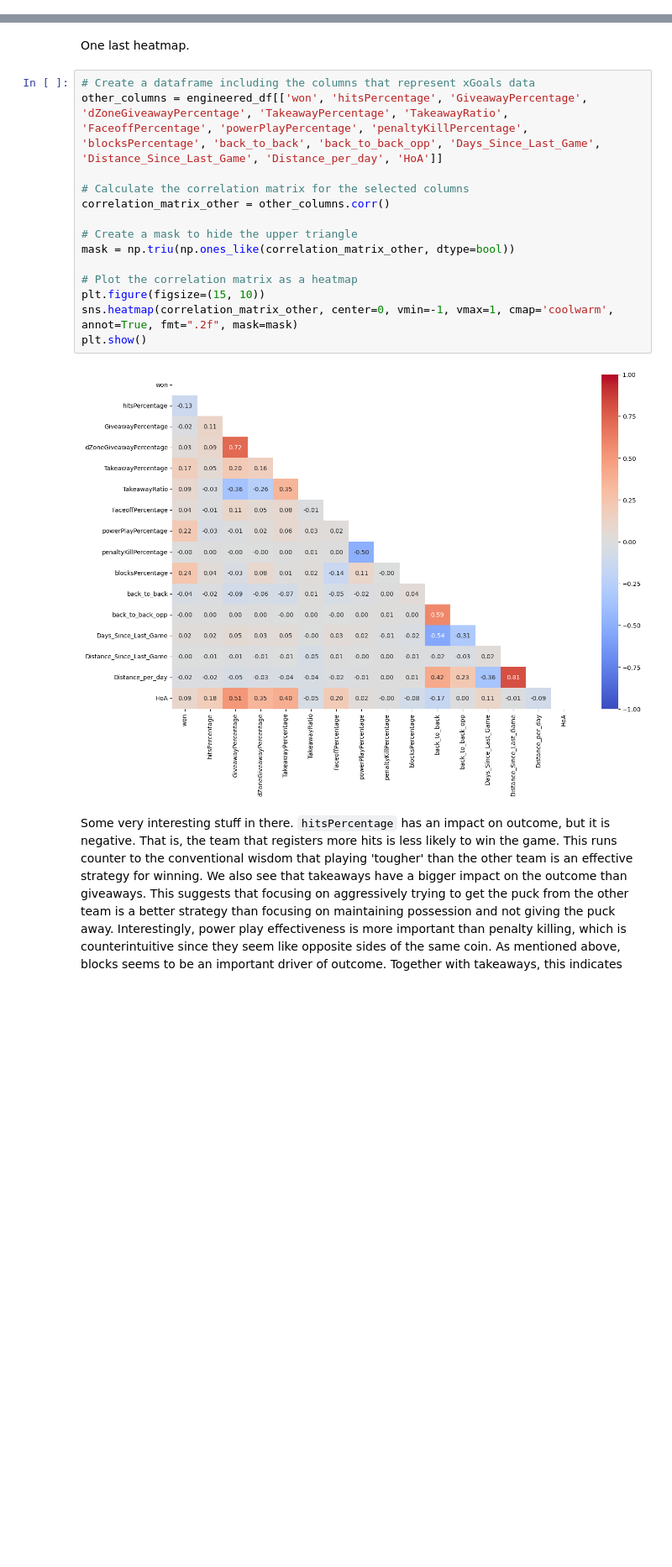
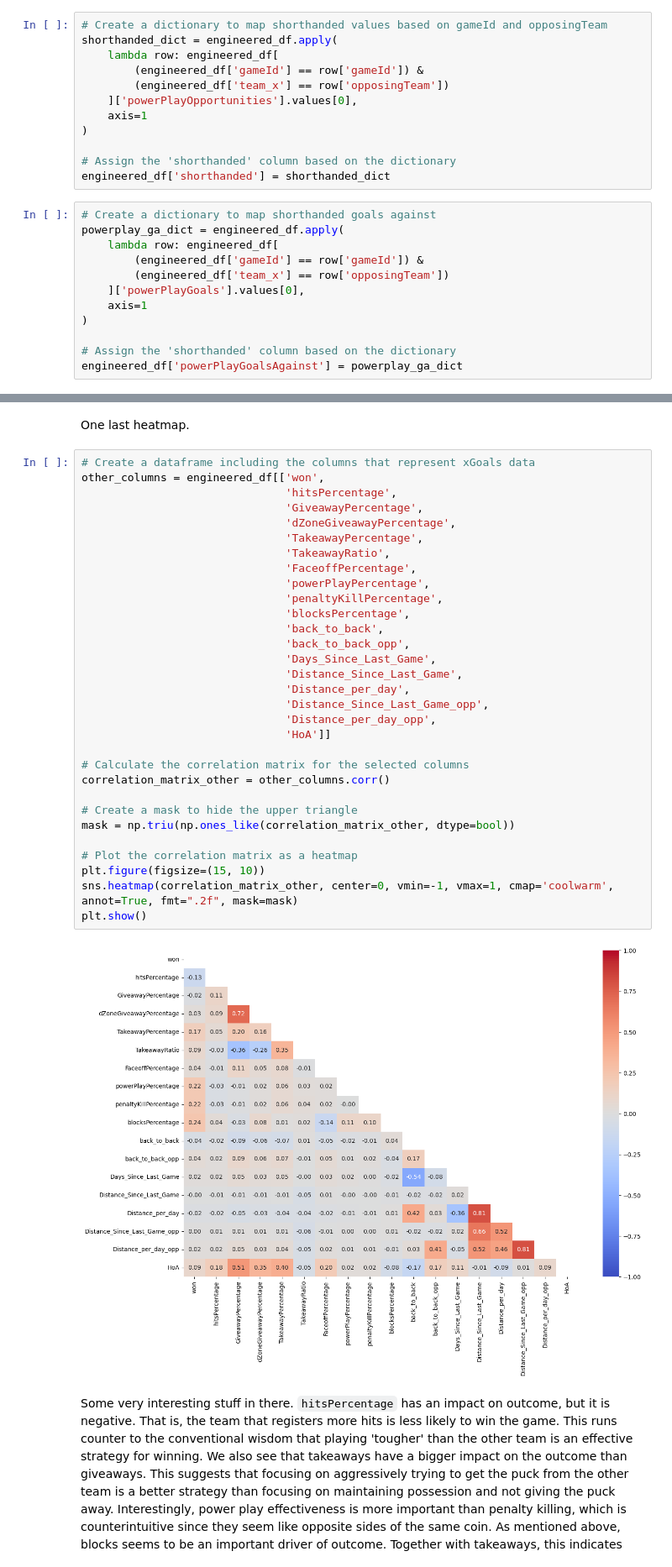
Before and after one commit to markshumka/NHL-Game-Predictor, a Jupyter notebook: Notebooks/Preprocessing_EDA_basic_model_creation.ipynb, the cells around one changed output, grey strips where cells are left out. Shown at 84% size. Cells and saved outputs as stored; diff of their text form; blank space fills up the shorter version.

```diff
--- a/Notebooks/Preprocessing_EDA_basic_model_creation.ipynb
+++ b/Notebooks/Preprocessing_EDA_basic_model_creation.ipynb
@@ -1067,3 +1124,27 @@ engineered_df['powerPlayGoalsAgainst'] = engineered_df['gameId'].map(powerplay_g
+# %%
+# Create a dictionary to map shorthanded values based on gameId and opposingTeam
+shorthanded_dict = engineered_df.apply(
+    lambda row: engineered_df[
+        (engineered_df['gameId'] == row['gameId']) &
+        (engineered_df['team_x'] == row['opposingTeam'])
+    ]['powerPlayOpportunities'].values[0],
+    axis=1
+)
+
+# Assign the 'shorthanded' column based on the dictionary
+engineered_df['shorthanded'] = shorthanded_dict
+# %%
+# Create a dictionary to map shorthanded goals against
+powerplay_ga_dict = engineered_df.apply(
+    lambda row: engineered_df[
+        (engineered_df['gameId'] == row['gameId']) &
+        (engineered_df['team_x'] == row['opposingTeam'])
+    ]['powerPlayGoals'].values[0],
+    axis=1
+)
+
+# Assign the 'shorthanded' column based on the dictionary
+engineered_df['powerPlayGoalsAgainst'] = powerplay_ga_dict
 # %%
 # create penalty kill variable
 engineered_df['penaltyKillPercentage'] = (engineered_df['shorthanded'] - engineered_df['powerPlayGoalsAgainst']) / engineered_df['shorthanded']
@@ -1071,20 +1152,37 @@ engineered_df['penaltyKillPercentage'] = (engineered_df['shorthanded'] - enginee
 One last heatmap.
 # %%
 # Create a dataframe including the columns that represent xGoals data
-other_columns = engineered_df[['won', 'hitsPercentage', 'GiveawayPercentage', 'dZoneGiveawayPercentage', 'TakeawayPercentage', 'TakeawayRatio', 'FaceoffPercentage', 'powerPlayPercentage', 'penaltyKillPercentage', 'blocksPercentage', 'back_to_back', 'back_to_back_opp', 'Days_Since_Last_Game', 'Distance_Since_Last_Game', 'Distance_per_day', 'HoA']]
+other_columns = engineered_df[['won',
+                               'hitsPercentage',
+                               'GiveawayPercentage',
+                               'dZoneGiveawayPercentage',
+                               'TakeawayPercentage',
+                               'TakeawayRatio',
+                               'FaceoffPercentage',
+                               'powerPlayPercentage',
+                               'penaltyKillPercentage',
+                               'blocksPercentage',
+                               'back_to_back',
+                               'back_to_back_opp',
+                               'Days_Since_Last_Game',
+                               'Distance_Since_Last_Game',
+                               'Distance_per_day',
+                               'Distance_Since_Last_Game_opp',
+                               'Distance_per_day_opp',
+                               'HoA']]
 
 # Calculate the correlation matrix for the selected columns
 correlation_matrix_other = other_columns.corr()
 
 # Create a mask to hide the upper triangle
 mask = np.triu(np.ones_like(correlation_matrix_other, dtype=bool))
 
 # Plot the correlation matrix as a heatmap
 plt.figure(figsize=(15, 10))
 sns.heatmap(correlation_matrix_other, center=0, vmin=-1, vmax=1, cmap='coolwarm', annot=True, fmt=".2f", mask=mask)
 plt.show()
 # %% [output]
-[figure, old version]
+[figure, new version]
 # %% [markdown]
 Some very interesting stuff in there. `hitsPercentage` has an impact on outcome, but it is negative. That is, the team that registers more hits is less likely to win the game. This runs counter to the conventional wisdom that playing 'tougher' than the other team is an effective strategy for winning. We also see that takeaways have a bigger impact on the outcome than giveaways. This suggests that focusing on aggressively trying to get the puck from the other team is a better strategy than focusing on maintaining possession and not giving the puck away. Interestingly, power play effectiveness is more important than penalty killing, which is counterintuitive since they seem like opposite sides of the same coin. As mentioned above, blocks seems to be an important driver of outcome. Together with takeaways, this indicates the importance of playing good defense. We've also included back-to-back games and whether the games are home or away, which are two features that we've already demonstrated are important to determining the outcome.
 
```
Also changed, not shown: parts of 92 cells of this notebook.
